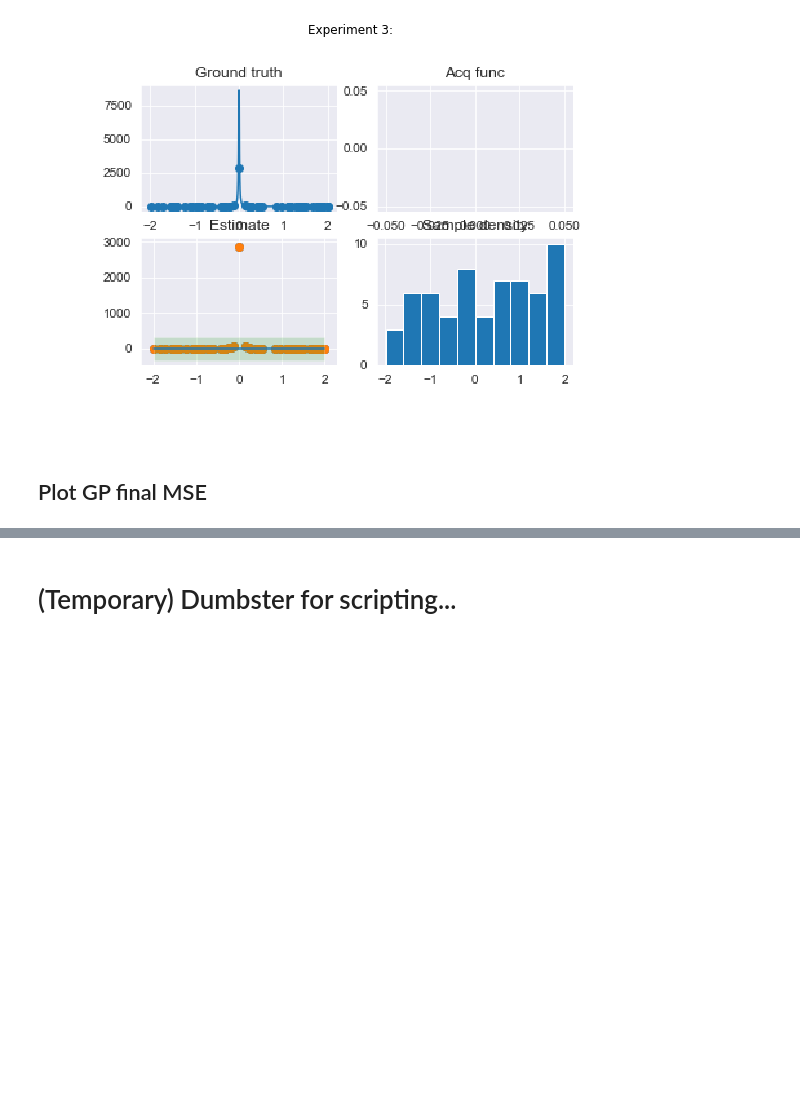
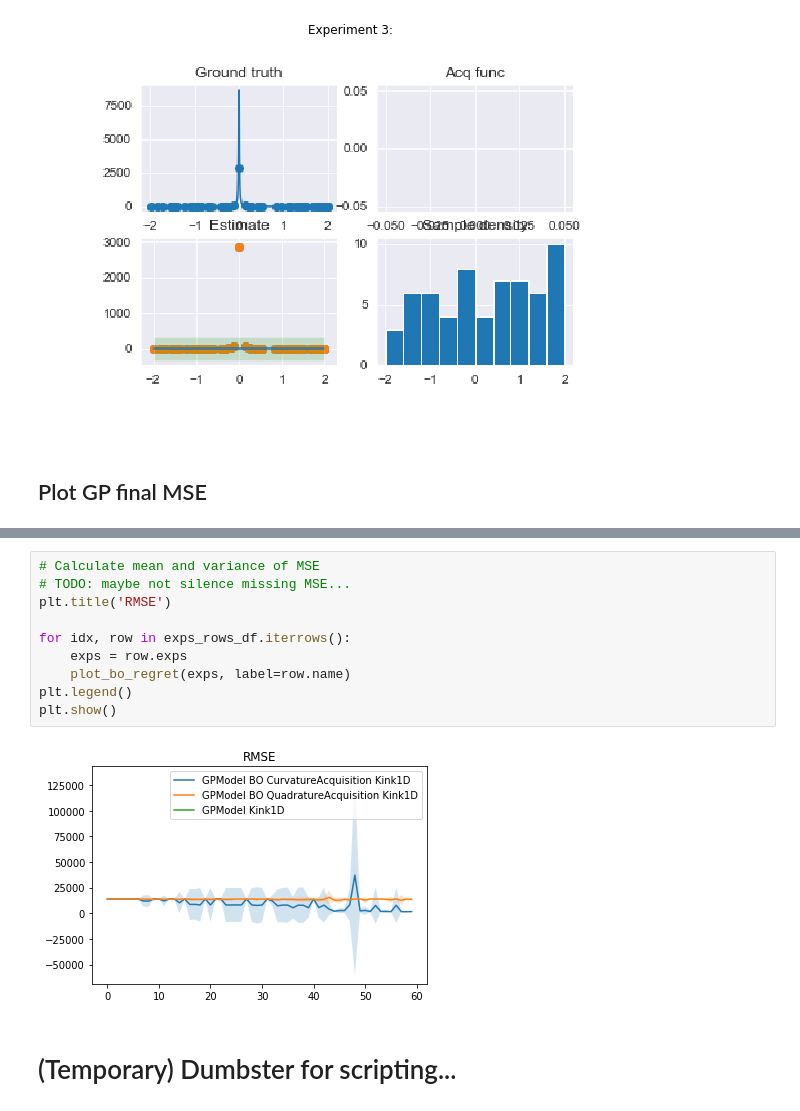
Before and after one commit to tmpethick/thesis-code, a Jupyter notebook: explorer_notebook.ipynb, the cells around one changed output, grey strips where cells are left out. Saved outputs shown, nothing was run; the diff lists cells and outputs as text; blank space fills up the shorter version.

```diff
--- a/explorer_notebook.ipynb
+++ b/explorer_notebook.ipynb
@@ -163,3 +170,15 @@ exps_rows_df['rmse'].apply(lambda x: pd.Series(x)).T.boxplot(rot=45)
+# %%
+# Calculate mean and variance of MSE
+# TODO: maybe not silence missing MSE...
+plt.title('RMSE')
+
+for idx, row in exps_rows_df.iterrows():
+    exps = row.exps
+    plot_bo_regret(exps, label=row.name)
+plt.legend()
+plt.show()
+# %% [output]
+[figure, added]
 # %% [markdown]
 # (Temporary) Dumbster for scripting...
 # %%
```
Also changed, not shown: parts of 13 cells of this notebook, 3 other files.
